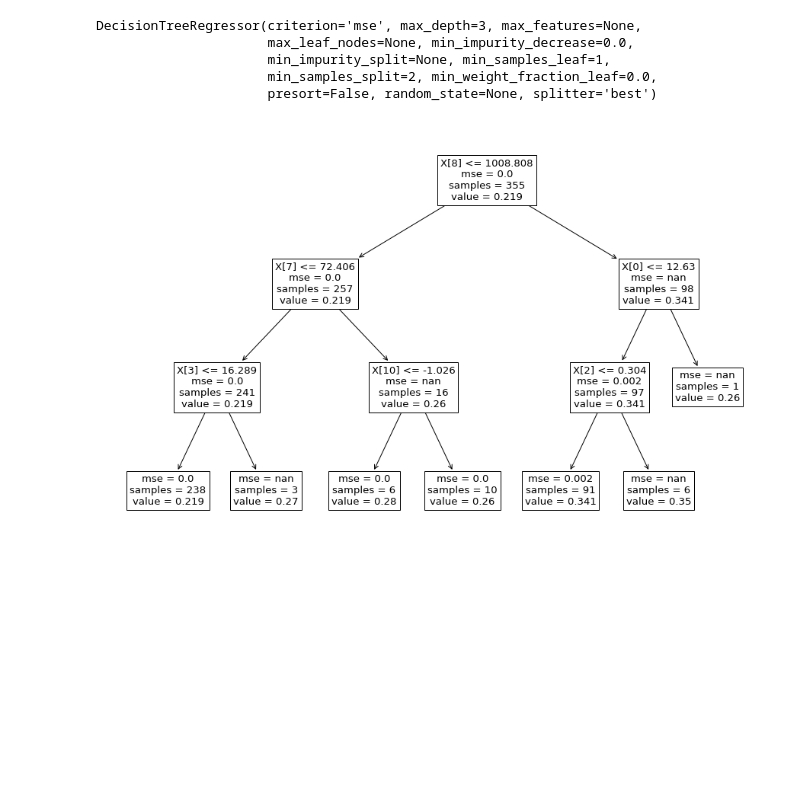
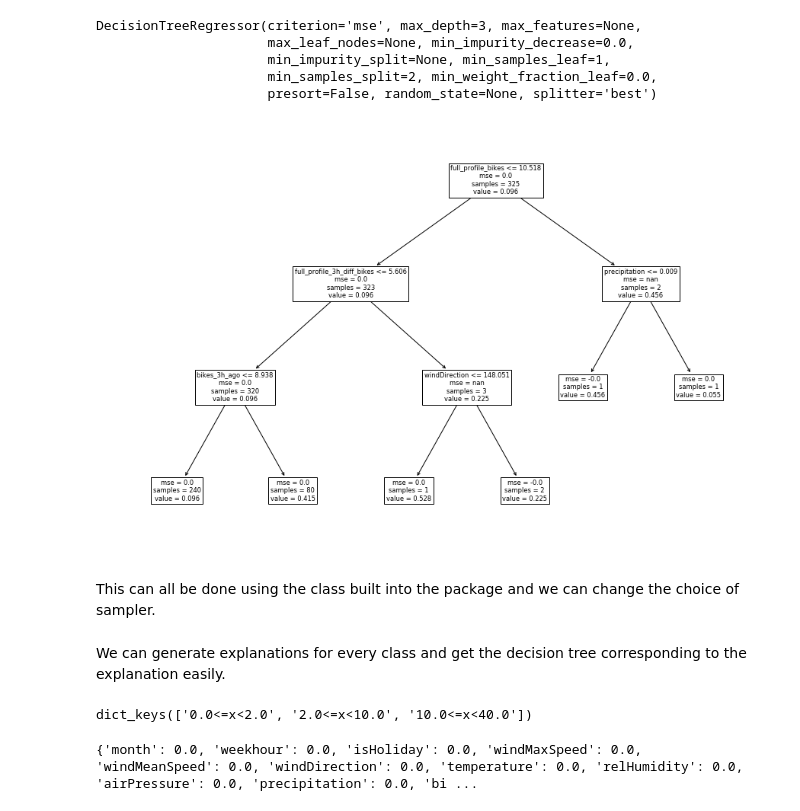
Before and after one commit to alexhepburn/aicdt_tutorial, a Jupyter notebook: bikes.ipynb, the cells around one changed output. Saved outputs shown, nothing was run; the diff lists cells and outputs as text; code cells hidden in the pictures; blank space fills up the shorter version.

```diff
--- a/bikes.ipynb
+++ b/bikes.ipynb
@@ -65,9 +66,9 @@ Number of training data points: 16365
 ### Change target into classification problem ####
 We're going to bin the target variable into [0.0<=x<2.0, 2.0<=x<8.0, 8.0<=x<13.0, 13.0<=x<25.0]
 # %%
-binned_targets = np.digitize(bikes_target, bins=[0.0, 2.0, 4.0, 25.0])
+binned_targets = np.digitize(bikes_target, bins=[0.0, 2.0, 10.0, 40.0])-1
 _, counts = np.unique(binned_targets, return_counts=True)
-bins = ['0.0<=x<2.0', '2.0<=x<4.0', '4.0<=x<25.0']
+bins = ['0.0<=x<2.0', '2.0<=x<10.0', '10.0<=x<40.0']
 plt.bar(bins, counts)
 # %% [output]
 <BarContainer object of 3 artists>
@@ -75,5 +76,5 @@ plt.bar(bins, counts)
 # %%
-clf_bikes = RandomForestClassifier(n_estimators=100)
+clf_bikes = RandomForestClassifier(n_estimators=50, max_depth=10)
 clf_bikes.fit(bikes_data, binned_targets)
 # %% [output]
 RandomForestClassifier(bootstrap=True, class_weight=None, criterion='gini',
@@ -118,0 +117,4 @@ data_point_target = binned_targets[0]
+# %%
+data_point = bikes_data[-1]
+data_point_target = binned_targets[-1]
+data_point_predicted = clf_bikes.predict(data_point.reshape(1, -1))
@@ -121,7 +127,7 @@ data_point_target = binned_targets[0]
 # %%
 local_samples_number = 1000
 
-sampler = fatf_augmentation.NormalSampling(bikes_data)
+sampler = fatf_augmentation.NormalSampling(bikes_data, categorical_indices=None)
 
 sampled_data = sampler.sample(data_point, samples_number=local_samples_number)
 
@@ -173,6 +176,8 @@ DecisionTreeRegressor(criterion='mse', max_depth=3, max_features=None,
                       presort=False, random_state=None, splitter='best')
 # %%
 plt.figure(figsize=(15, 10))
-tree_text = sklearn.tree.plot_tree(tree) #feature_names=feature_names)
+tree_text = sklearn.tree.plot_tree(tree, feature_names=feature_names)
 # %% [output]
-[figure, old version]
+[figure, new version]
+# %% [markdown]
+This can all be done using the class built into the package and we can change the choice of sampler.
@@ -178,0 +193,11 @@ tree_text = sklearn.tree.plot_tree(tree) #feature_names=feature_names)
+# %% [markdown]
+We can generate explanations for every class and get the decision tree corresponding to the explanation easily.
+# %%
+tree_exp, tree_models = blimey_tree_surrogate.explain_instance(data_point, return_models=True)
+print(tree_exp.keys())
+# %% [output]
+dict_keys(['0.0<=x<2.0', '2.0<=x<10.0', '10.0<=x<40.0'])
+# %%
+print(tree_exp['10.0<=x<40.0'])
+# %% [output]
+{'month': 0.0, 'weekhour': 0.0, 'isHoliday': 0.0, 'windMaxSpeed': 0.0, 'windMeanSpeed': 0.0, 'windDirection': 0.0, 'temperature': 0.0, 'relHumidity': 0.0, 'airPressure': 0.0, 'precipitation': 0.0, 'bi ...
```
Also changed, not shown: parts of 25 cells of this notebook, 2 other files.
